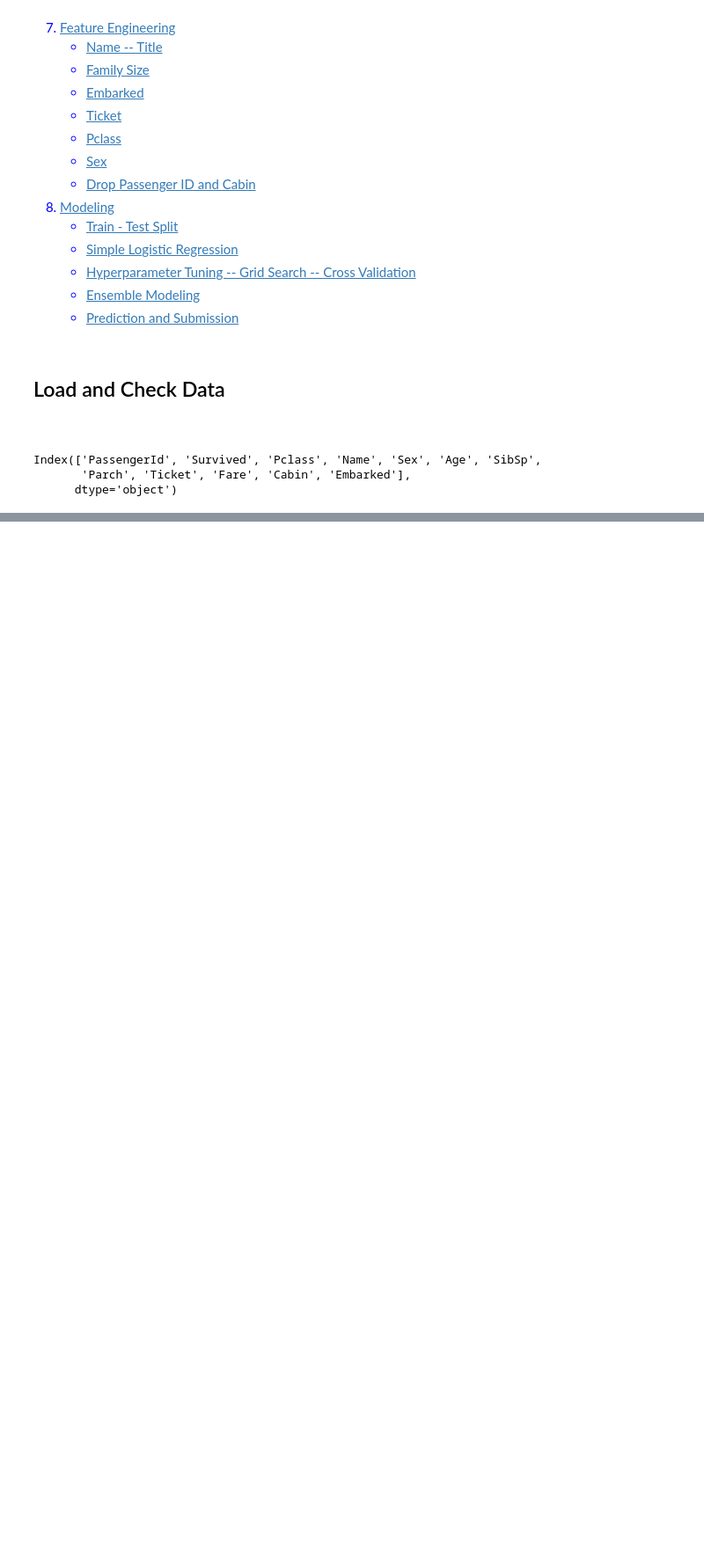
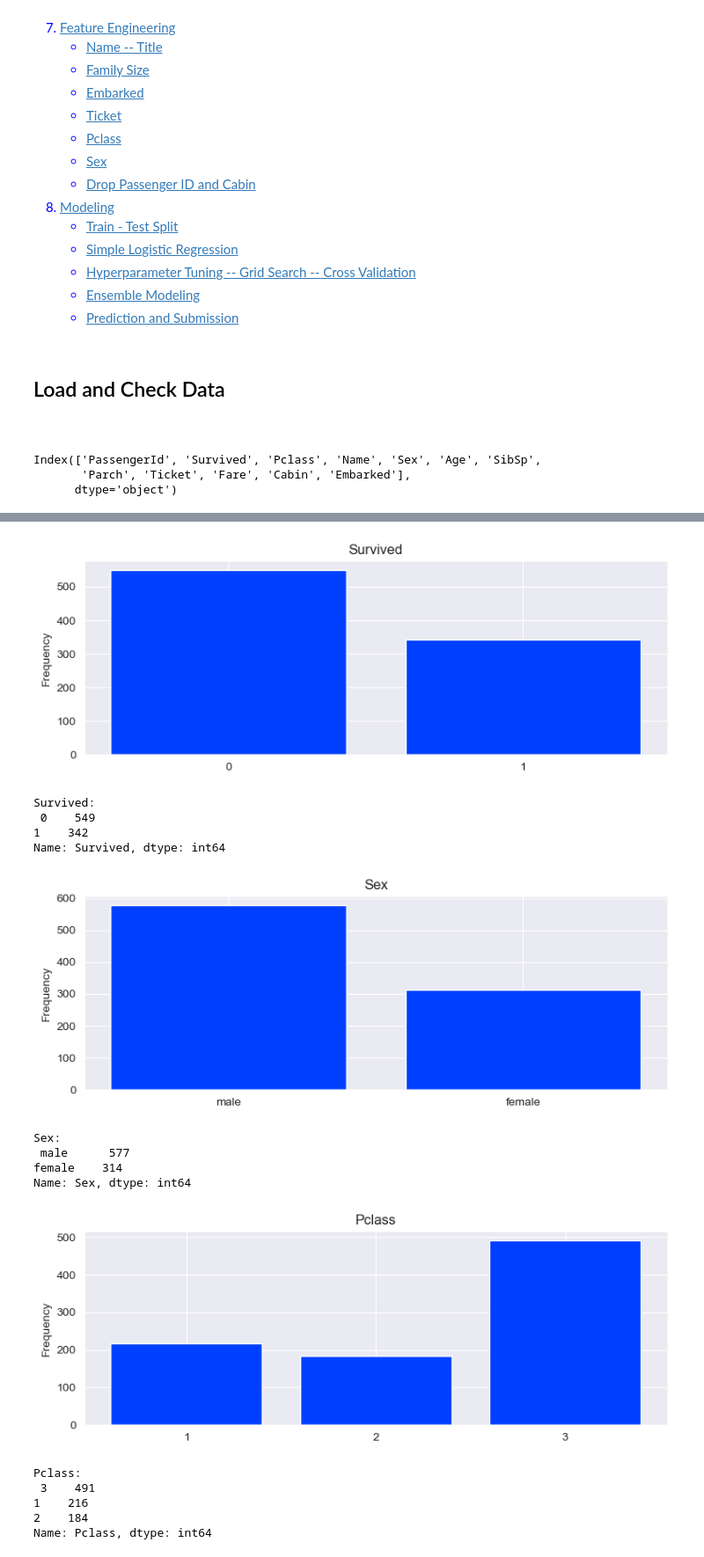
Before and after one commit to yasinsametkaraca/titanic-eda-prediction, a Jupyter notebook: titanic-predicton-exploratory-data-analysis-eda.ipynb, the cells around one changed output, grey strips where cells are left out. Shown at 88% size. Cells and saved outputs as stored; diff of their text form; code cells hidden in the pictures; blank space fills up the shorter version.

```diff
--- a/titanic-predicton-exploratory-data-analysis-eda.ipynb
+++ b/titanic-predicton-exploratory-data-analysis-eda.ipynb
@@ -82,0 +159,37 @@ Index(['PassengerId', 'Survived', 'Pclass', 'Name', 'Sex', 'Age', 'SibSp',
+# %%
+def bar_plot(variable):
+    """
+    input: variable ex is Sex. output: bar plot + value count
+    """
+    variable = train_df[variable] # get feature (variable)
+    variable_value = variable.value_counts()  # count number of categorical variable (for ex: sex)
+
+    # visualize
+    plt.figure(figsize = (9, 3))
+    plt.bar(variable_value.index, variable_value)  # category name: x axis, variable_value: y axis
+    plt.xticks(variable_value.index, variable_value.index.values)
+    plt.ylabel("Frequency")
+    plt.title(variable.name)
+    plt.show()
+    print("{}: \n {}".format(variable.name, variable_value))
+# %%
+categorical_features = ["Survived", "Sex", "Pclass", "SibSp", "Embarked", "Parch"]
+for c in categorical_features:
+    bar_plot(c)
+# %% [output]
+[figure, added]
+Survived:
+ 0    549
+1    342
+Name: Survived, dtype: int64
+[figure, added]
+Sex:
+ male      577
+female    314
+Name: Sex, dtype: int64
+[figure, added]
+Pclass:
+ 3    491
+1    216
+2    184
+Name: Pclass, dtype: int64
```
Also changed, not shown: parts of 72 cells of this notebook.
